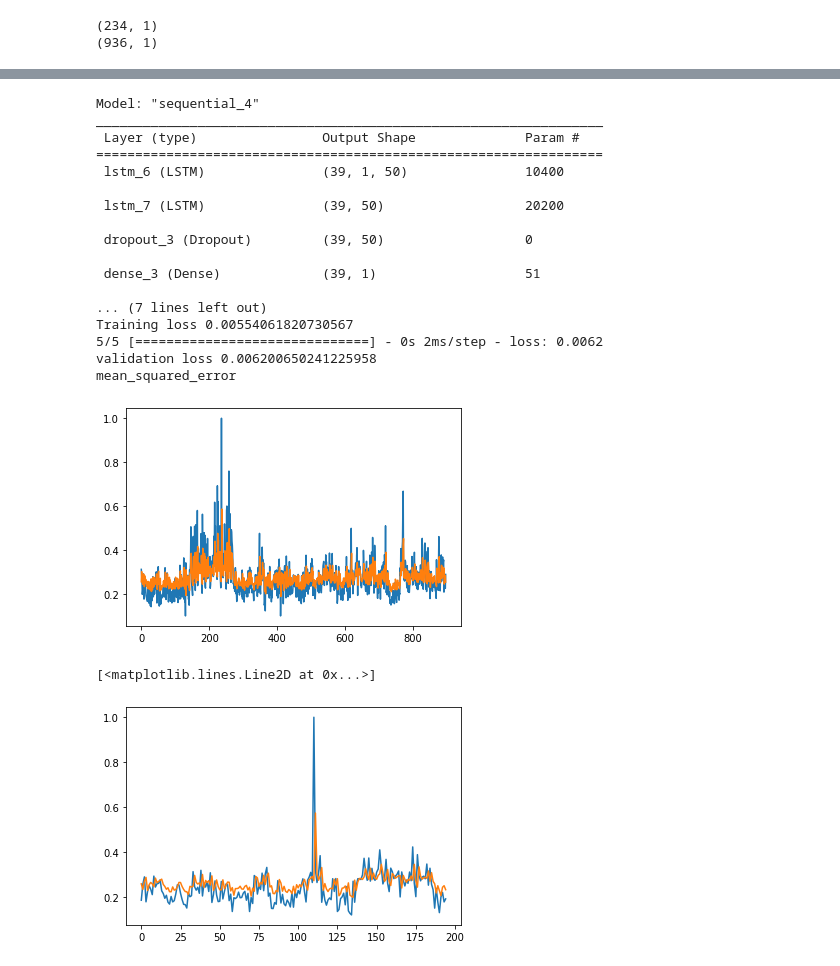
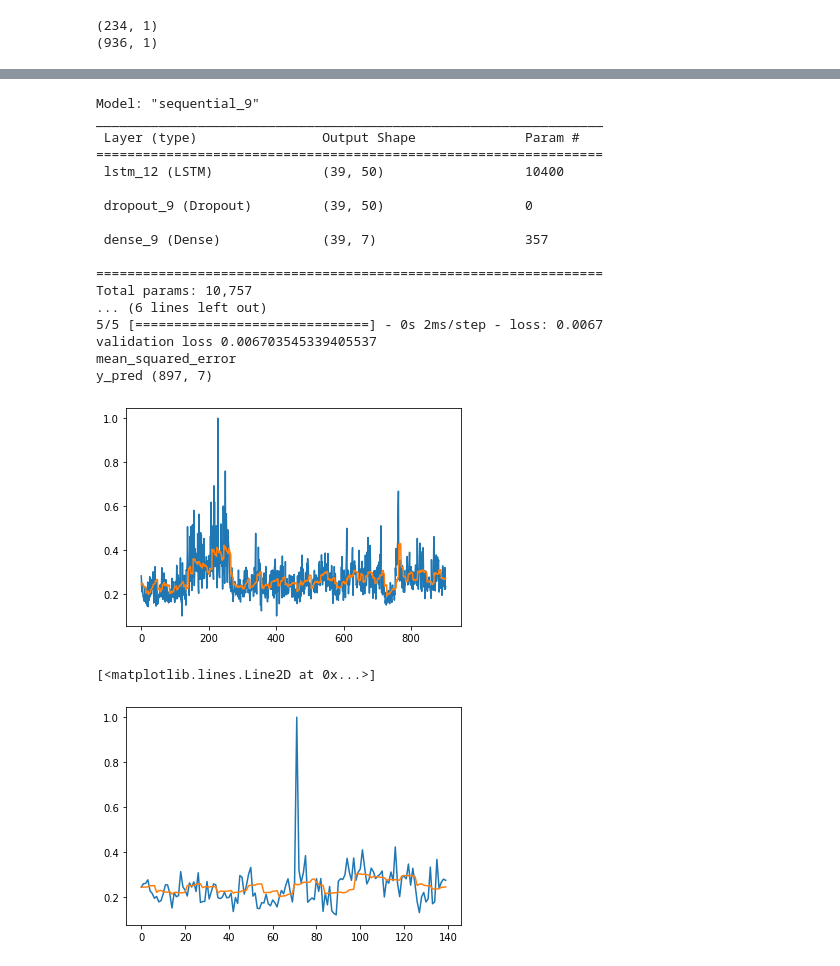
Before and after one commit to sjsivert/Masteroppgave, a Jupyter notebook: notebooks/lstm_market_insight_exploration.ipynb, the cells around one changed output, grey strips where cells are left out. Drawn from its saved outputs; the diff is of its cells as text; code cells hidden in the pictures.

Commit message:
feat/Make keras work with multiple input output

```diff
--- a/notebooks/lstm_market_insight_exploration.ipynb
+++ b/notebooks/lstm_market_insight_exploration.ipynb
@@ -135,19 +132,3 @@ print(train_data_normalized.shape)
 # %% [output]
 (234, 1)
 (936, 1)
-# %%
-def computeHCF(x, y):
-    if x > y:
-        smaller = y
-    else:
-        smaller = x
-    for i in range(1, smaller+1):
-        if((x % i == 0) and (y % i == 0)):
-            hcf = i
-            print(hcf)
-
-    return hcf
-
-batch_size= computeHCF(train_data_normalized.shape[0] -1, validation_data_normalized.shape[0] -1)
-batch_size = 39
-print(batch_size)
@@ -173,8 +151,8 @@ class TimeseriesDataset(Dataset):
         self.y_size = y_size
 
     def __len__(self):
-        #return self.time_series.__len__() - (self.seq_len + self.y_size)
-        return self.time_series.__len__() - 1
+        return self.time_series.__len__() - (self.seq_len + self.y_size)
+        #return self.time_series.__len__() - 1
 
     def __getitem__(self, index):
         # return x, y
@@ -187,6 +165,8 @@ class TimeseriesDataset(Dataset):
 # Wait, is this a CPU tensor now? Why? Where is .to(device)?
 
 #raw_data = pd.read_csv("../datasets/external/Alcohol_Sales.csv.csv", parse_dates=["DATE"])
-train_data = TimeseriesDataset(train_data_normalized, seq_len=1, y_size=1)
-val_data = TimeseriesDataset(validation_data_normalized, seq_len=1, y_size=1)
+window_input_size = 10
+window_output_size = 7
+train_data = TimeseriesDataset(train_data_normalized, seq_len=window_input_size, y_size=window_output_size)
+val_data = TimeseriesDataset(validation_data_normalized, seq_len=window_input_size, y_size=window_output_size)
 # %%
@@ -453,11 +484,12 @@ y_val (195, 1, 1)
 # %%
 regressor = Sequential()
-regressor.add(LSTM(stateful=True, batch_input_shape=(batch_size, x_train[0].shape[1], 1), units = 50, return_sequences = True,))
+print((batch_size, x_train[0].shape[0], 1))
+regressor.add(LSTM(stateful=True, batch_input_shape=(batch_size, x_train[0].shape[0], 1), units = 50, return_sequences = False,))
 #regressor.add(LSTM(stateful=False, units = 50, return_sequences = True, input_shape=(x_train[0].shape[1], 1)))
 
-regressor.add(LSTM(units = 50))
 regressor.add(Dropout(0.20))
 
-regressor.add(Dense(units = 1))
+regressor.add(Dense(units = window_output_size))
 opt = keras.optimizer_v2.adam.Adam(learning_rate=0.001)
 regressor.compile(optimizer = opt, loss = 'mean_squared_error',)
+print(regressor.summary())
@@ -486,33 +536,34 @@ Epoch 100/100
 # %%
 print(regressor.summary())
 print("Training loss", regressor.evaluate(x_train, y_train, batch_size=batch_size))
 print("validation loss", regressor.evaluate(x_val, y_val, batch_size=batch_size))
 print(regressor.loss)
 y_pred = regressor.predict(x_train, batch_size=batch_size)
 y_pred_val = regressor.predict(x_val, batch_size=batch_size)
-plt.plot(y_train.flatten())
-plt.plot(y_pred)
+print("y_pred", y_pred.shape)
+plt.plot(y_train[::window_output_size, :, 0].flatten())
+plt.plot(y_pred[::window_output_size, :].flatten())
 plt.show()
-plt.plot(y_val.flatten())
-plt.plot(y_pred_val)
+plt.plot(y_val[::window_input_size, :, 0].flatten())
+plt.plot(y_pred_val[::window_input_size, :].flatten())
 # %% [output]
-Model: "sequential_4"
+Model: "sequential_9"
 _________________________________________________________________
  Layer (type)                Output Shape              Param #
 =================================================================
- lstm_6 (LSTM)               (39, 1, 50)               10400
+ lstm_12 (LSTM)              (39, 50)                  10400
 
- lstm_7 (LSTM)               (39, 50)                  20200
+ dropout_9 (Dropout)         (39, 50)                  0
 
- dropout_3 (Dropout)         (39, 50)                  0
+ dense_9 (Dense)             (39, 7)                   357
 
- dense_3 (Dense)             (39, 1)                   51
-
-... (7 lines left out)
-Training loss 0.00554061820730567
-5/5 [==============================] - 0s 2ms/step - loss: 0.0062
-validation loss 0.006200650241225958
+=================================================================
+Total params: 10,757
+... (6 lines left out)
+5/5 [==============================] - 0s 2ms/step - loss: 0.0067
+validation loss 0.006703545339405537
 mean_squared_error
+y_pred (897, 7)
-[figure, old version]
+[figure, new version]
 [<matplotlib.lines.Line2D at 0x...>]
-[figure, old version]
+[figure, new version]
```
Also changed, not shown: parts of 12 cells of this notebook.
